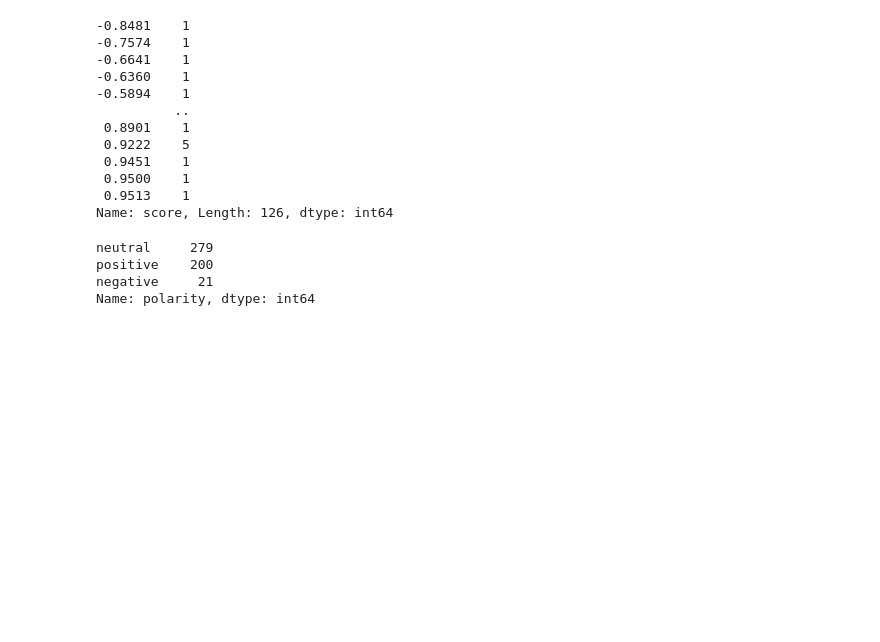
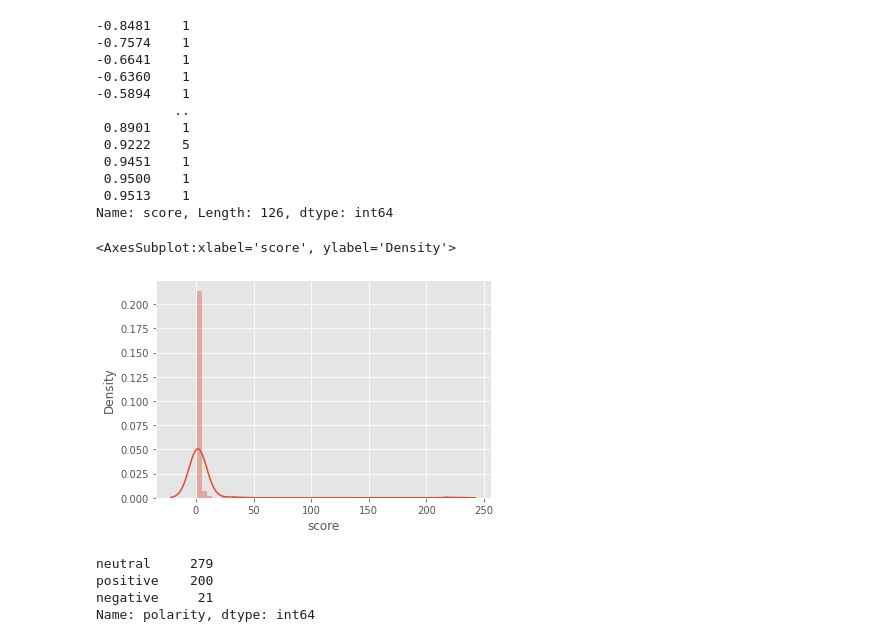
Before and after one commit to Requetetin/DS_Lab6, a Jupyter notebook: Lab6.ipynb, the cells around one changed output. Saved outputs shown, nothing was run; the diff lists cells and outputs as text; code cells hidden in the pictures; blank space fills up the shorter version.

Commit message:
Polarity distplot

```diff
--- a/Lab6.ipynb
+++ b/Lab6.ipynb
@@ -442,6 +442,12 @@ tweets_df['score'].value_counts().sort_index()
  0.9500    1
  0.9513    1
 Name: score, Length: 126, dtype: int64
+# %%
+scores=tweets_df['score'].value_counts().sort_index()
+sns.distplot(scores)
+# %% [output]
+<AxesSubplot:xlabel='score', ylabel='Density'>
+[figure, added]
 # %%
 tweets_df['polarity'].value_counts()
 # %% [output]
```
